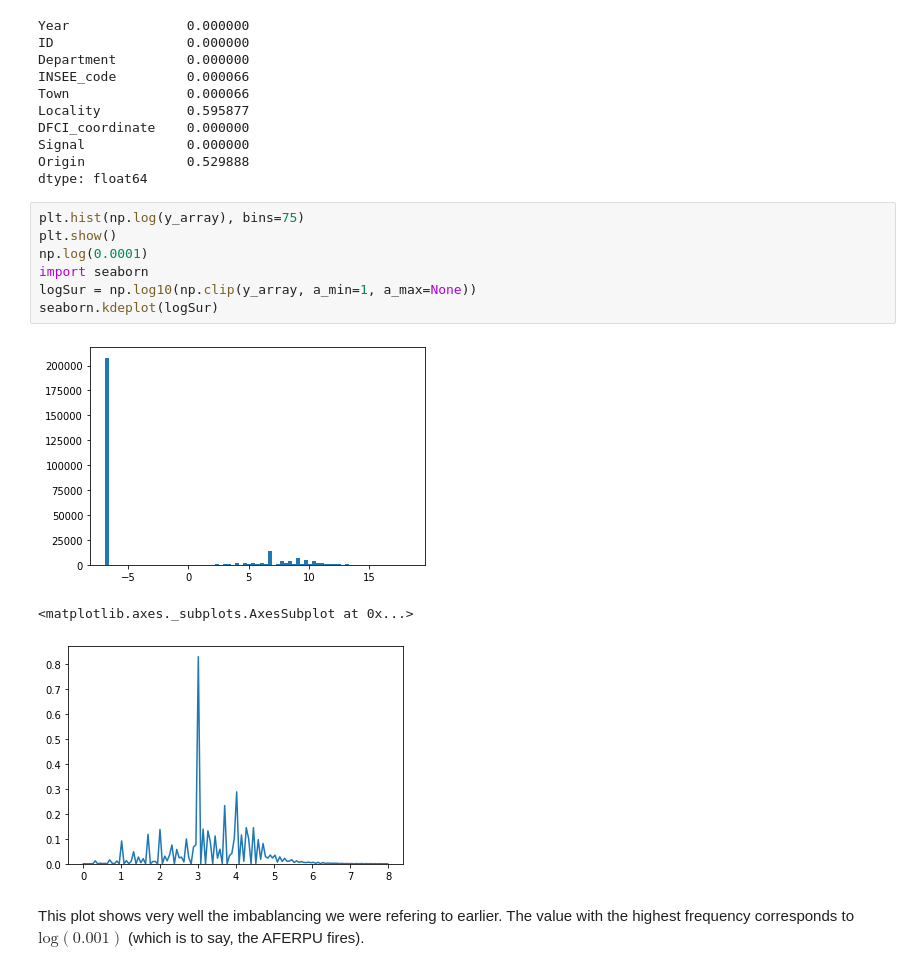
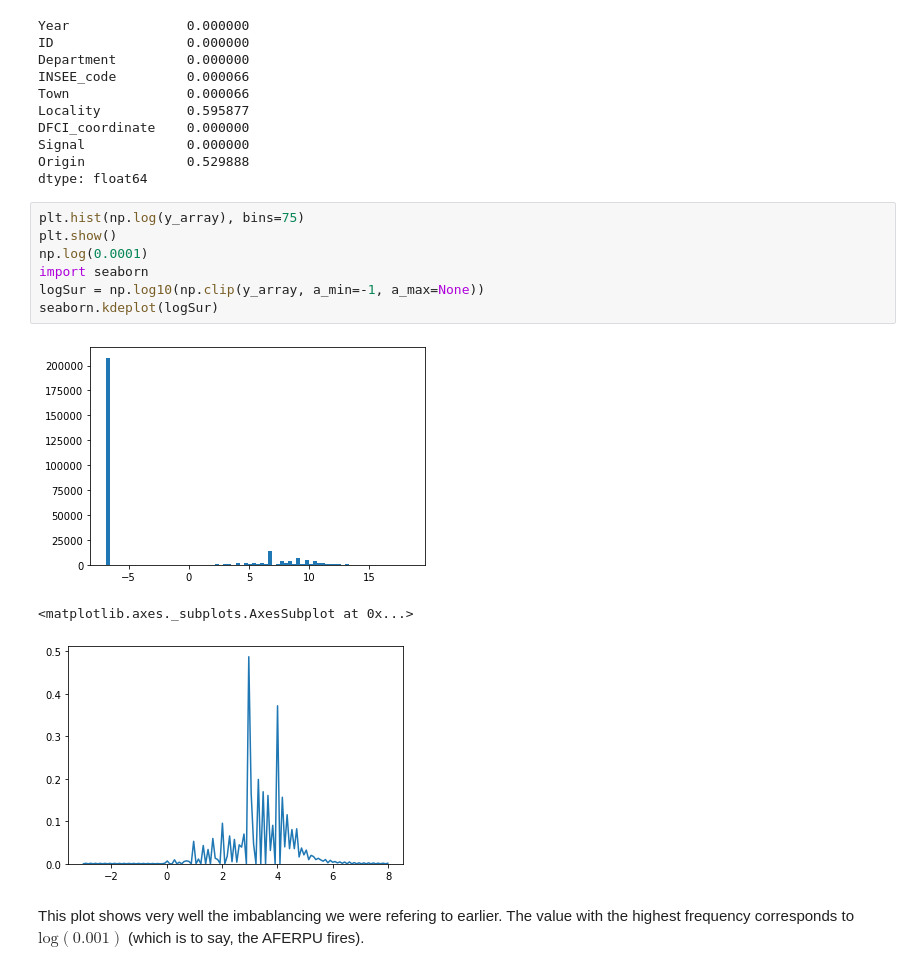
Before and after one commit to fd0r/Wildfire-Area, a Jupyter notebook: WFA_starting_kit.ipynb, the cells around one changed output. Cells and saved outputs as stored; diff of their text form.

```diff
--- a/WFA_starting_kit.ipynb
+++ b/WFA_starting_kit.ipynb
@@ -411,14 +417,14 @@ dtype: float64
 # %%
 plt.hist(np.log(y_array), bins=75)
 plt.show()
 np.log(0.0001)
 import seaborn
-logSur = np.log10(np.clip(y_array, a_min=1, a_max=None))
+logSur = np.log10(np.clip(y_array, a_min=-1, a_max=None))
 seaborn.kdeplot(logSur)
 # %% [output]
 [figure]
 <matplotlib.axes._subplots.AxesSubplot at 0x...>
-[figure, old version]
+[figure, new version]
 # %% [markdown]
 This plot shows very well the imbablancing we were refering to earlier. The value with the highest frequency corresponds to $\text{log}(0.001)$ (which is to say, the AFERPU fires).
 # %%
```
Also changed, not shown: parts of 3 cells of this notebook, 2 other files.
